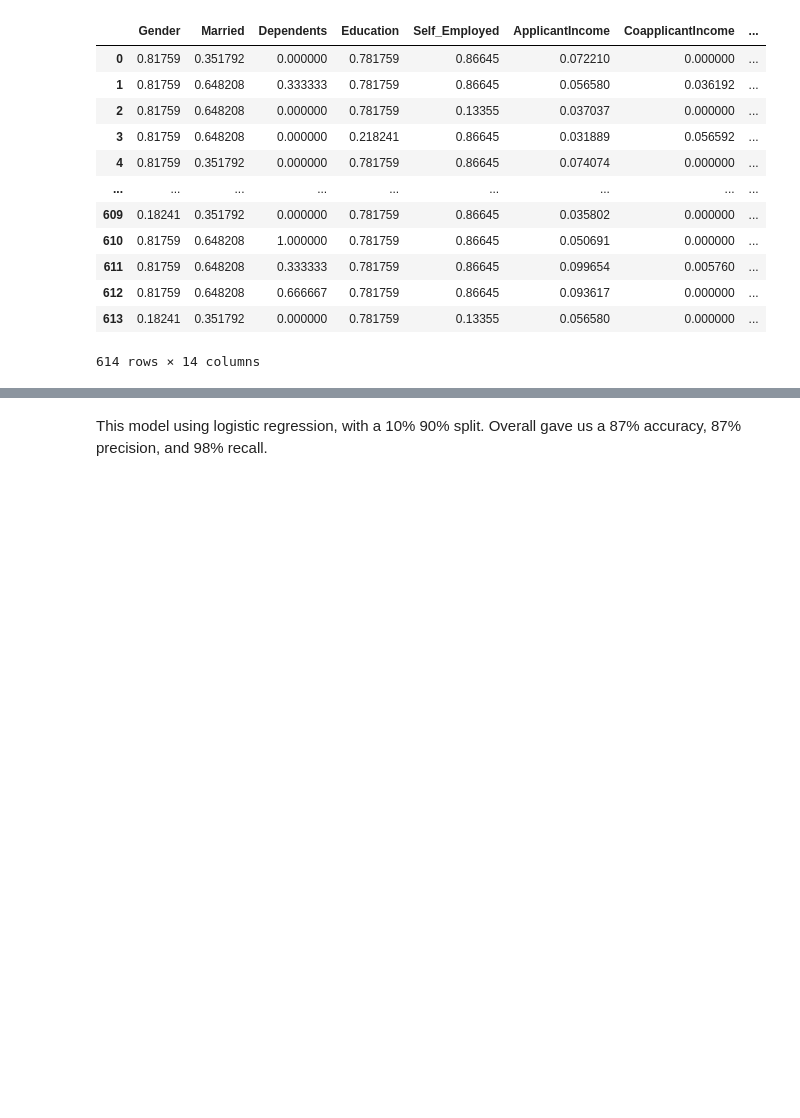
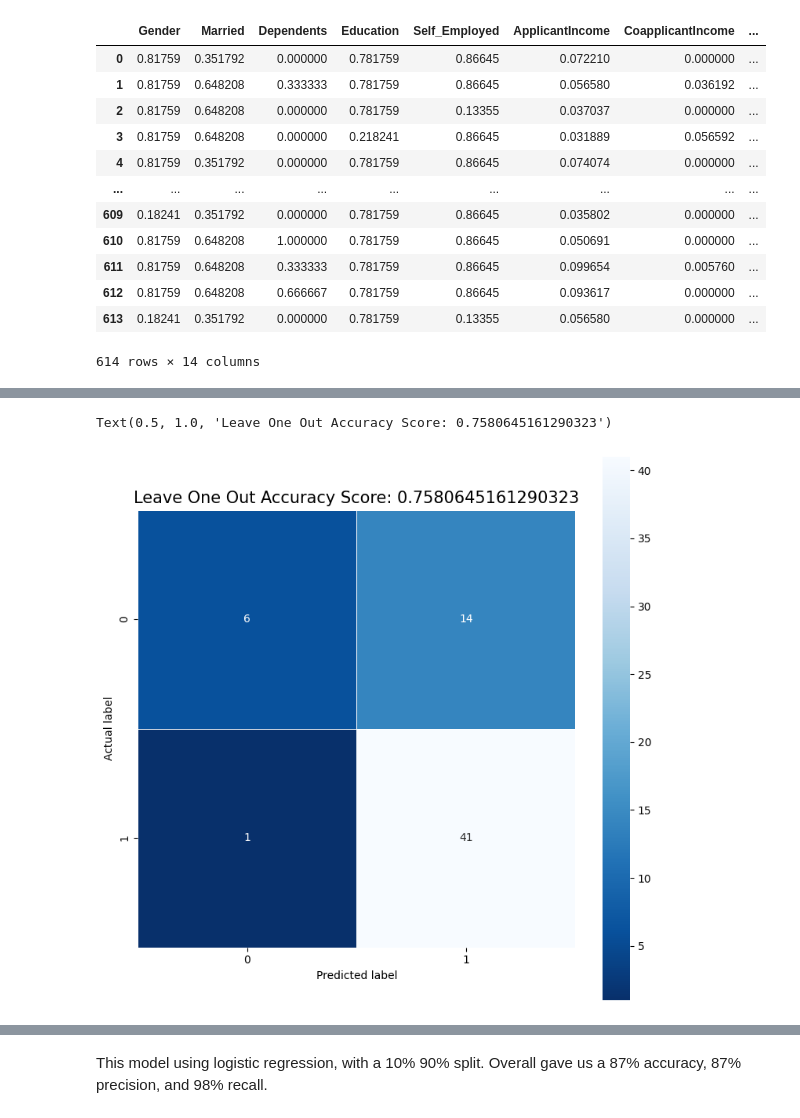
Before and after one commit to Relicjamin-jv/ML-and-Visualization, a Jupyter notebook: report.ipynb, the cells around one changed output, grey strips where cells are left out. Drawn from its saved outputs; the diff is of its cells as text; code cells hidden in the pictures; blank space fills up the shorter version.

Commit message:
Update report.ipynb
Added KNN stuff

```diff
--- a/report.ipynb
+++ b/report.ipynb
@@ -144,0 +141,5 @@ Something about KNN here
+# %%
+# First Model
+# Get train and target data
+knn_train = data.loc[:, data.columns != "Loan_Status"]
+knn_target = data['Loan_Status']
@@ -144,0 +177,23 @@ Something about KNN here
+# %%
+print(f"********************{num_folds}-fold cross validation********************")
+knn = KNeighborsClassifier(n_neighbors=k)
+# train model
+cv_accuracy = cross_val_score(knn, knn_train, knn_target, cv=num_folds)
+cv_precision = cross_val_score(knn, knn_train, knn_target, cv=num_folds, scoring='precision')
+cv_recall = cross_val_score(knn, knn_train, knn_target, cv=num_folds, scoring='recall')
+print('cv_accuracy mean:{}'.format(np.mean(cv_accuracy)))
+print('cv_precision mean:{}'.format(np.mean(cv_precision)))
+print('cv_recall mean:{}'.format(np.mean(cv_recall)))
+cv_predicted = cross_val_predict(knn, knn_train, knn_target, cv=num_folds)
+cv_expected = knn_target
+print(classification_report(cv_expected, cv_predicted, target_names=names))
+
+print("********************Leave one out set********************")
+knn = KNeighborsClassifier(n_neighbors=k)
+loo_results = knn.fit(X=X_train, y=y_train)
+# print(len(X_test), len(X_train), len(y_test), len(y_train))
+loo_predicted = knn.predict(X=X_test)
+loo_expected = y_test
+loo_score = knn.score(X_test, y_test)
+print(f'split score: {loo_score:.2%}')
+print(classification_report(loo_expected, loo_predicted, target_names=names))
@@ -144,0 +218,18 @@ Something about KNN here
+# %%
+# 90/10 split confusion matrix
+import seaborn as sns
+import matplotlib.pyplot as plt
+from sklearn import metrics
+
+# Leave one out
+cm = metrics.confusion_matrix(loo_expected, loo_predicted)
+
+plt.figure(figsize=(9,9))
+sns.heatmap(cm, annot=True, fmt=".0f", linewidths=.5, square = True, cmap = 'Blues_r')
+plt.ylabel('Actual label')
+plt.xlabel('Predicted label')
+all_sample_title = f'Leave One Out Accuracy Score: {loo_score}'
+plt.title(all_sample_title, size = 15)
+# %% [output]
+Text(0.5, 1.0, 'Leave One Out Accuracy Score: 0.7580645161290323')
+[figure, added]
```
Also changed, not shown: parts of 11 cells of this notebook.
